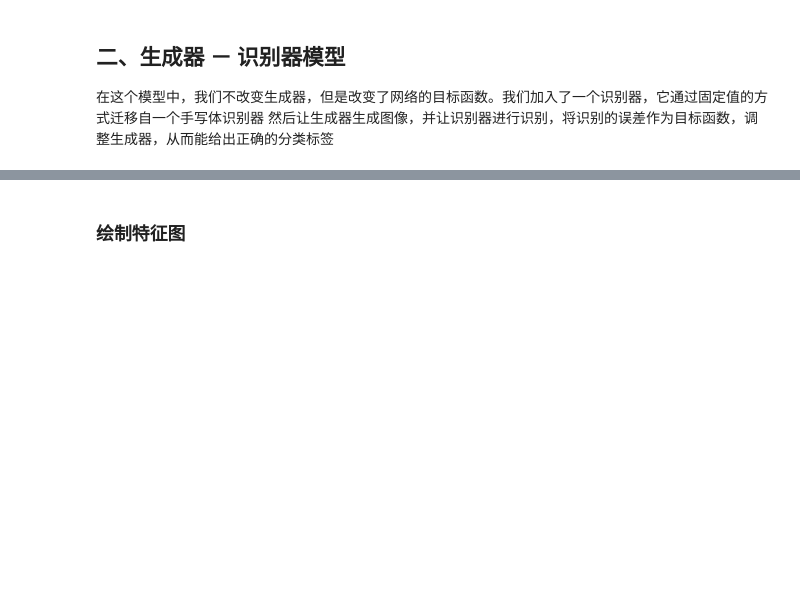
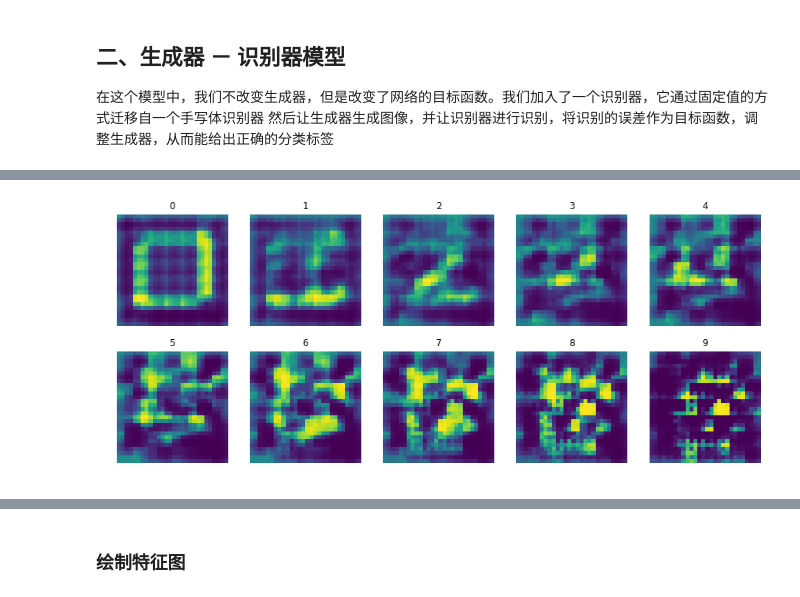
Before and after one commit to swarmapytorch/book_DeepLearning_in_PyTorch_Source, a Jupyter notebook: 08_Generative Model/图像生成_GenerativeMSE.ipynb, the cells around one changed output, grey strips where cells are left out. Drawn from its saved outputs; the diff is of its cells as text; code cells hidden in the pictures; blank space fills up the shorter version.

```diff
--- a/08_Generative Model/图像生成_GenerativeMSE.ipynb
+++ b/08_Generative Model/图像生成_GenerativeMSE.ipynb
@@ -169,7 +169,7 @@ optimizer = optim.SGD(net.parameters(), lr=0.0001, momentum=0.9)
 
 # 随机选择生成0-9的数字，用于每个周期打印查看结果用
 samples = np.random.choice(10, batch_size)
-samples = Variable(torch.from_numpy(samples).type(dtype))
+samples = torch.from_numpy(samples).type(dtype).requires_grad_(False)
 #开始训练
 step = 0 #计数经历了多少时间步
 num_epochs = 100 #总的训练周期
@@ -180,7 +180,7 @@ for epoch in range(num_epochs):
     # 加载数据批次
     for batch_idx, (data, target) in enumerate(train_loader):
         # 注意数据中的data转化为了要预测的target，数据中的target则转化成了输入给网络的标签
-        target, data = Variable(data), Variable(target) #将Tensor转化为Variable，data为一批图像，target为一批标签
+        target, data = torch.tensor(data, requires_grad = True), torch.tensor(target, requires_grad = True) #将Tensor转化为Variable，data为一批图像，target为一批标签
         # 将数据加载到GPU中
         if use_cuda:
             target, data = target.cuda(), data.cuda()
@@ -200,7 +200,7 @@ for epoch in range(num_epochs):
         # 记载损失函数值
         if use_cuda:
             loss = loss.cpu()
-        train_loss.append(loss.data.numpy())
+        train_loss.append(loss.data.numpy()[0])
 
 
         if step % 100 == 0: #每间隔100个batch执行一次打印等操作
@@ -210,7 +210,7 @@ for epoch in range(num_epochs):
             '''开始在校验数据集上做循环，计算校验集上面的准确度'''
             idx = 0
             for (data, target) in validation_loader:
-                target, data = Variable(data), Variable(target)
+                target, data = torch.tensor(data, requires_grad = True), torch.tensor(target, requires_grad = True)
                 idx += 1
                 if use_cuda:
                     target, data = target.cuda(), data.cuda()
@@ -221,7 +221,7 @@ for epoch in range(num_epochs):
                 loss = criterion(output, target) #将output与标签target比较，计算误差
                 if use_cuda:
                     loss = loss.cpu()
-                val_loss.append(loss.data.numpy())
+                val_loss.append(loss.data.numpy()[0])
                 #打印误差等数值，其中正确率为本训练周期Epoch开始后到目前撮的正确率的平均值
             print('训练周期: {} [{}/{} ({:.0f}%)]\t训练数据Loss: {:.6f}\t校验数据Loss: {:.6f}'.format(
                 epoch, batch_idx * batch_size, len(train_loader.dataset),
@@ -232,7 +232,7 @@ for epoch in range(num_epochs):
     # 产生一组图像保存到temp1文件夹下（需要事先建立好该文件夹），检测生成器当前的效果
     # 改变输入数字的尺寸，适应于生成器网络
     samples.data.resize_(batch_size,1,1,1)
-    samples = Variable(samples.data.expand(batch_size, input_dim, 1, 1))
+    samples = torch.tensor(samples.data.expand(batch_size, input_dim, 1, 1), requires_grad = True)
     samples = samples.cuda() if use_cuda else samples #加载到GPU
     fake_u=net(samples) #用原始网络作为输入，得到伪造的图像数据
     fake_u = fake_u.cpu() if use_cuda else fake_u
@@ -312,7 +336,7 @@ optimizer = optim.SGD(netG.parameters(), lr=0.0001, momentum=0.9) #定义优化
 
 #随机选择batch_size个数字，用他们来生成数字图像
 samples = np.random.choice(10, batch_size)
-samples = Variable(torch.from_numpy(samples).type(dtype))
+samples = torch.from_numpy(samples).type(dtype).requires_grad_(False)
 
 num_epochs = 100 #总训练周期
 statistics = [] #数据记载器
@@ -323,7 +347,7 @@ for epoch in range(num_epochs):
     # 加载数据
     for batch_idx, (data, target) in enumerate(train_loader):
         # 注意图像和标签互换了
-        target, data = Variable(data), Variable(target) #将Tensor转化为Variable，data为一批标签，target为一批图像
+        target, data = torch.tensor(data, requires_grad = True), torch.tensor(target, requires_grad = True) #将Tensor转化为Variable，data为一批标签，target为一批图像
         if use_cuda:
             target, data = target.cuda(), data.cuda()
         # 复制标签变量放到了label中
@@ -344,7 +368,7 @@ for epoch in range(num_epochs):
         step += 1
         if use_cuda:
             loss = loss.cpu()
-        train_loss.append(loss.data.numpy())
+        train_loss.append(loss.data.numpy()[0])
         right = rightness(output, label) #计算准确率所需数值，返回数值为（正确样例数，总样本数）
         train_rights.append(right) #将计算结果装到列表容器train_rights中
 
@@ -358,7 +382,7 @@ for epoch in range(num_epochs):
             '''开始在校验数据集上做循环，计算校验集上面的准确度'''
             for (data, target) in validation_loader:
                 # 注意target是图像，data是标签
-                target, data = Variable(data), Variable(target)
+                target, data = torch.tensor(data, requires_grad = True), torch.tensor(target, requires_grad = True)
                 if use_cuda:
                     target, data = target.cuda(), data.cuda()
                 label = data.clone()
@@ -372,7 +396,7 @@ for epoch in range(num_epochs):
                 loss = criterion(output, label) #将output与标签target比较，计算误差
                 if use_cuda:
                     loss = loss.cpu()
-                val_loss.append(loss.data.numpy())
+                val_loss.append(loss.data.numpy()[0])
                 right = rightness(output, label) #计算准确率所需数值，返回正确的数值为（正确样例数，总样本数）
                 val_rights.append(right)
             # 分别计算在目前已经计算过的测试数据集，以及全部校验集上模型的表现：分类准确率
@@ -393,7 +417,7 @@ for epoch in range(num_epochs):
 
     # 产生一组图像保存到temp1文件夹下（需要事先建立好该文件夹），检测生成器当前的效果
     samples.data.resize_(batch_size,1,1,1)
-    samples = Variable(samples.data.expand(batch_size, input_dim, 1, 1))
+    samples = torch.tensor(samples.data.expand(batch_size, input_dim, 1, 1), requires_grad = True)
     samples = samples.cuda() if use_cuda else inputs
     fake_u=netG(samples)
     fake_u = fake_u.cpu() if use_cuda else fake_u
@@ -412,22 +458,24 @@ plt.legend()
 # %%
 #绘制一批样本
 samples = torch.Tensor([0,1,2,3,4,5,6,7,8,9])
-samples = Variable(samples.type(dtype))
+samples = torch.tensor(samples.type(dtype), requires_grad = True)
 
 sample_size = 10
 samples.data.resize_(sample_size,1,1,1)
-samples = Variable(samples.data.expand(sample_size, input_dim, 1, 1))
+samples = torch.tensor(samples.data.expand(sample_size, input_dim, 1, 1), requires_grad = True)
 samples = samples.cuda() if use_cuda else inputs
 fake_u = netG(samples)
 fake_u = fake_u.cpu() if use_cuda else fake_u
 samples = samples.cpu() if use_cuda else samples
 img = fake_u #.expand(sample_size, 3, image_size, image_size) #将张量转化成可绘制的图像
 #fig = plt.figure(figsize = (15, 6))
 f, axarr = plt.subplots(2,5, sharex=True, figsize=(15,6))
 
 for i in range(sample_size):
     axarr[i // 5, i % 5].axis('off')
     imshow(img[i].data, samples.data.numpy()[i][0,0,0].astype(int), axarr[i // 5, i % 5])
+# %% [output]
+[figure, added]
 # %%
 idx = 9
 ax = plt.gca()
```
Also changed, not shown: parts of 14 cells of this notebook, 12 other files.
